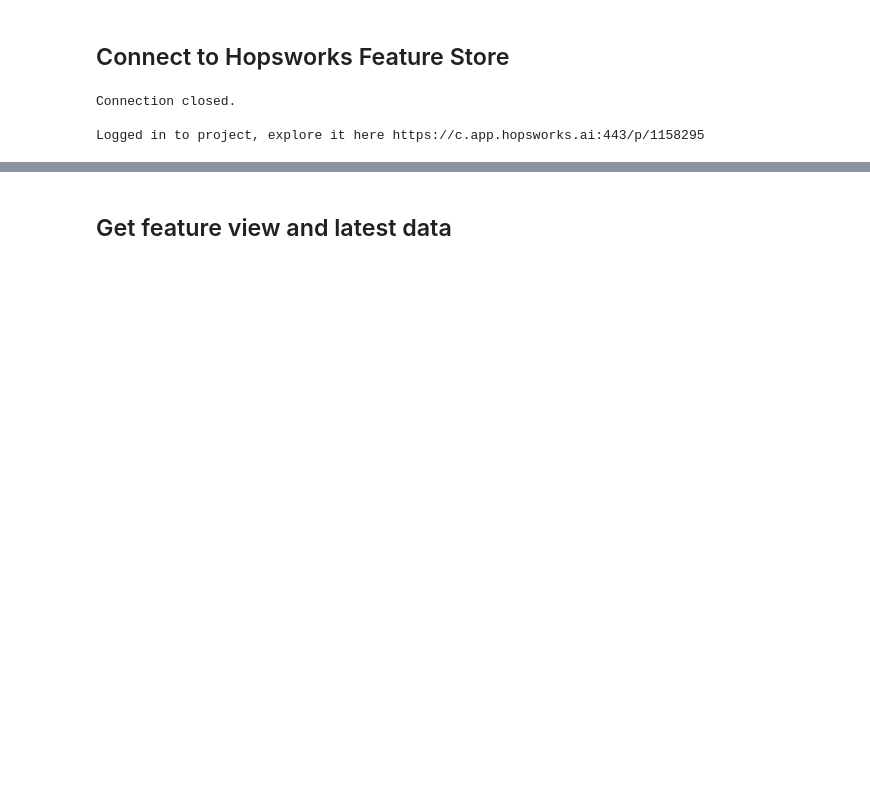
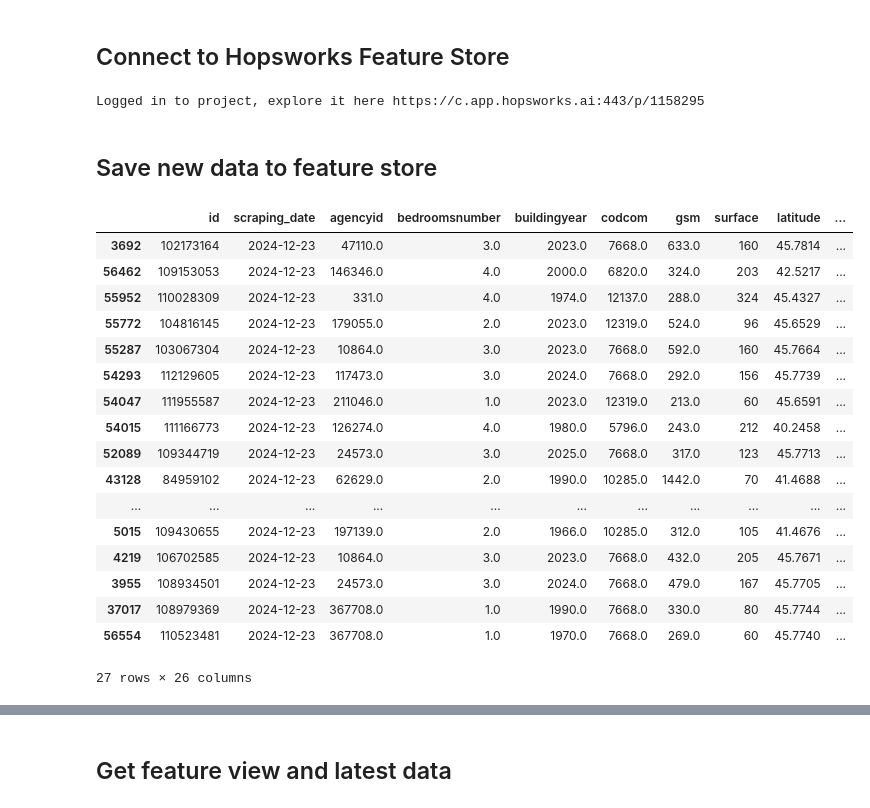
Before and after one commit to jackma-00/house-price-prediction, a Jupyter notebook: src/notebooks/2_house_price_weekly_feature_pipeline.ipynb, the cells around one changed output, grey strips where cells are left out. Drawn from its saved outputs; the diff is of its cells as text; code cells hidden in the pictures; blank space fills up the shorter version.

Commit message:
Data ingestion validated. Ready to update pipeline scripts

```diff
--- a/src/notebooks/2_house_price_weekly_feature_pipeline.ipynb
+++ b/src/notebooks/2_house_price_weekly_feature_pipeline.ipynb
@@ -81,8 +81,9 @@ warnings.filterwarnings("ignore")
 # %%
 import os
 import psycopg2
+import pandas as pd
 from psycopg2.extras import RealDictCursor
-import datetime
+from datetime import datetime, timedelta
 
 def fetch_sales_data(query_date):
     """
@@ -96,8 +97,8 @@ def fetch_sales_data(query_date):
     """
     # Load database credentials from environment variables
     DB_NAME = os.getenv("DB_NAME", "integration")
-    DB_USER = os.getenv("DB_USER", "")  # Add username
-    DB_PASS = os.getenv("DB_PASS", "")  # Add password
+    DB_USER = os.getenv("DB_USER", "jacopo")  # Add username
+    DB_PASS = os.getenv("DB_PASS", "P@ssw0rd!XyZ8#2024")  # Add password
     DB_HOST = os.getenv("DB_HOST", "database-postgres-postgis.czcqx94mrm77.eu-south-1.rds.amazonaws.com")
     DB_PORT = os.getenv("DB_PORT", "5432")
 
@@ -118,15 +119,20 @@ def fetch_sales_data(query_date):
 
         # Define and execute the query
         query = """
-        SELECT *
-        FROM scraping.sale
-        WHERE scaping_date > %s
+        SELECT s.*, i.*
+        from scraping.sale s
+        INNER JOIN omi."Interpolated" i
+        ON ST_Contains(i.geometry , ST_SetSRID(ST_Point(s.longitude, s.latitude), 4326))
+        WHERE s.scraping_date > %s
+          AND i.condition_omi = 'scadente'
+          AND i.typology_omi = 'Ville e Villini'
         """
+
         cursor.execute(query, (query_date,))
 
         # Fetch and return results
         results = cursor.fetchall()
-        return results
+        return pd.DataFrame(results)
 
     except psycopg2.Error as e:
         print(f"Database error: {e}")
@@ -139,12 +145,10 @@ def fetch_sales_data(query_date):
 
 if __name__ == "__main__":
     # Example usage
-    query_date = datetime.date(2024, 1, 1).isoformat()
+    query_date = (datetime.now().date() - timedelta(days=7)).strftime("%Y-%m-%d")
+    query_date = "2024-12-16"
     results = fetch_sales_data(query_date)
 
-    for row in results:
-        print(row)
-
     print("Data fetched successfully")
 # %% [output]
 Database connected successfully
@@ -158,12 +200,12 @@ Data fetched successfully
 ## Connect to Hopsworks Feature Store
 # %%
 # If you haven't set the env variable 'HOPSWORKS_API_KEY', then uncomment the next line and enter your API key
-os.environ["HOPSWORKS_API_KEY"] = ""
+os.environ["HOPSWORKS_API_KEY"] = "DMT7cBmSbXxvrmlm.SGi5E7zfqXqjsMJWWgiJFpiMlQep8mMiP5hAlvVCIVBXw5nCOzV67kVhGxIua122"
 proj = hopsworks.login()
 fs = proj.get_feature_store()
 mr = proj.get_model_registry()
 ms = proj.get_model_serving()
 # %% [output]
-Connection closed.
-
 Logged in to project, explore it here https://c.app.hopsworks.ai:443/p/1158295
+# %% [markdown]
+## Save new data to feature store
@@ -169,0 +278,21 @@ Logged in to project, explore it here https://c.app.hopsworks.ai:443/p/1158295
+# %%
+new_data
+# %% [output]
+|  | id | scraping_date | agencyid | bedroomsnumber | buildingyear | codcom | gsm | surface | latitude | ... |
+| 3692 | 102173164 | 2024-12-23 | 47110.0 | 3.0 | 2023.0 | 7668.0 | 633.0 | 160 | 45.7814 | ... |
+| 56462 | 109153053 | 2024-12-23 | 146346.0 | 4.0 | 2000.0 | 6820.0 | 324.0 | 203 | 42.5217 | ... |
+| 55952 | 110028309 | 2024-12-23 | 331.0 | 4.0 | 1974.0 | 12137.0 | 288.0 | 324 | 45.4327 | ... |
+| 55772 | 104816145 | 2024-12-23 | 179055.0 | 2.0 | 2023.0 | 12319.0 | 524.0 | 96 | 45.6529 | ... |
+| 55287 | 103067304 | 2024-12-23 | 10864.0 | 3.0 | 2023.0 | 7668.0 | 592.0 | 160 | 45.7664 | ... |
+| 54293 | 112129605 | 2024-12-23 | 117473.0 | 3.0 | 2024.0 | 7668.0 | 292.0 | 156 | 45.7739 | ... |
+| 54047 | 111955587 | 2024-12-23 | 211046.0 | 1.0 | 2023.0 | 12319.0 | 213.0 | 60 | 45.6591 | ... |
+| 54015 | 111166773 | 2024-12-23 | 126274.0 | 4.0 | 1980.0 | 5796.0 | 243.0 | 212 | 40.2458 | ... |
+| 52089 | 109344719 | 2024-12-23 | 24573.0 | 3.0 | 2025.0 | 7668.0 | 317.0 | 123 | 45.7713 | ... |
+| 43128 | 84959102 | 2024-12-23 | 62629.0 | 2.0 | 1990.0 | 10285.0 | 1442.0 | 70 | 41.4688 | ... |
+| ... | ... | ... | ... | ... | ... | ... | ... | ... | ... | ... |
+| 5015 | 109430655 | 2024-12-23 | 197139.0 | 2.0 | 1966.0 | 10285.0 | 312.0 | 105 | 41.4676 | ... |
+| 4219 | 106702585 | 2024-12-23 | 10864.0 | 3.0 | 2023.0 | 7668.0 | 432.0 | 205 | 45.7671 | ... |
+| 3955 | 108934501 | 2024-12-23 | 24573.0 | 3.0 | 2024.0 | 7668.0 | 479.0 | 167 | 45.7705 | ... |
+| 37017 | 108979369 | 2024-12-23 | 367708.0 | 1.0 | 1990.0 | 7668.0 | 330.0 | 80 | 45.7744 | ... |
+| 56554 | 110523481 | 2024-12-23 | 367708.0 | 1.0 | 1970.0 | 7668.0 | 269.0 | 60 | 45.7740 | ... |
+27 rows × 26 columns
```
Also changed, not shown: parts of 11 cells of this notebook.
